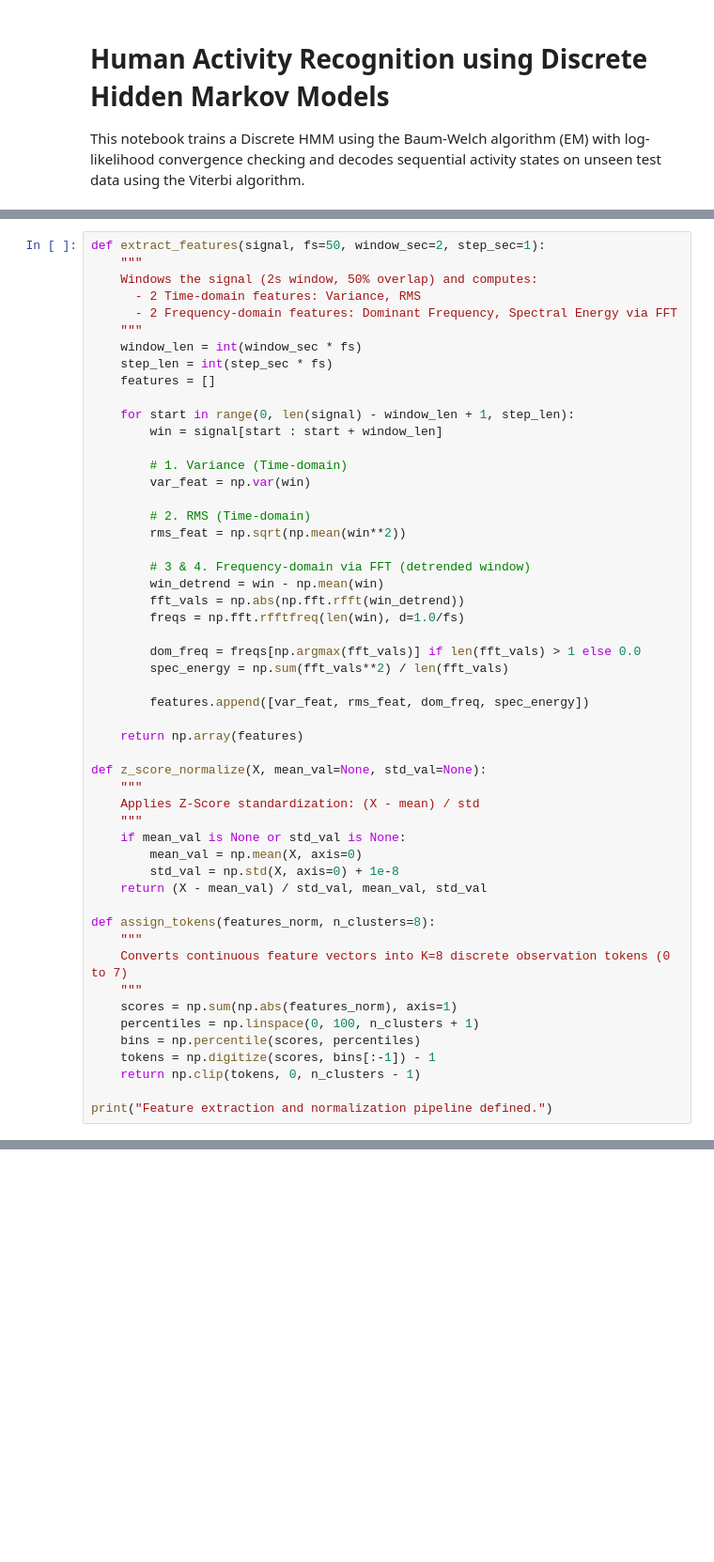
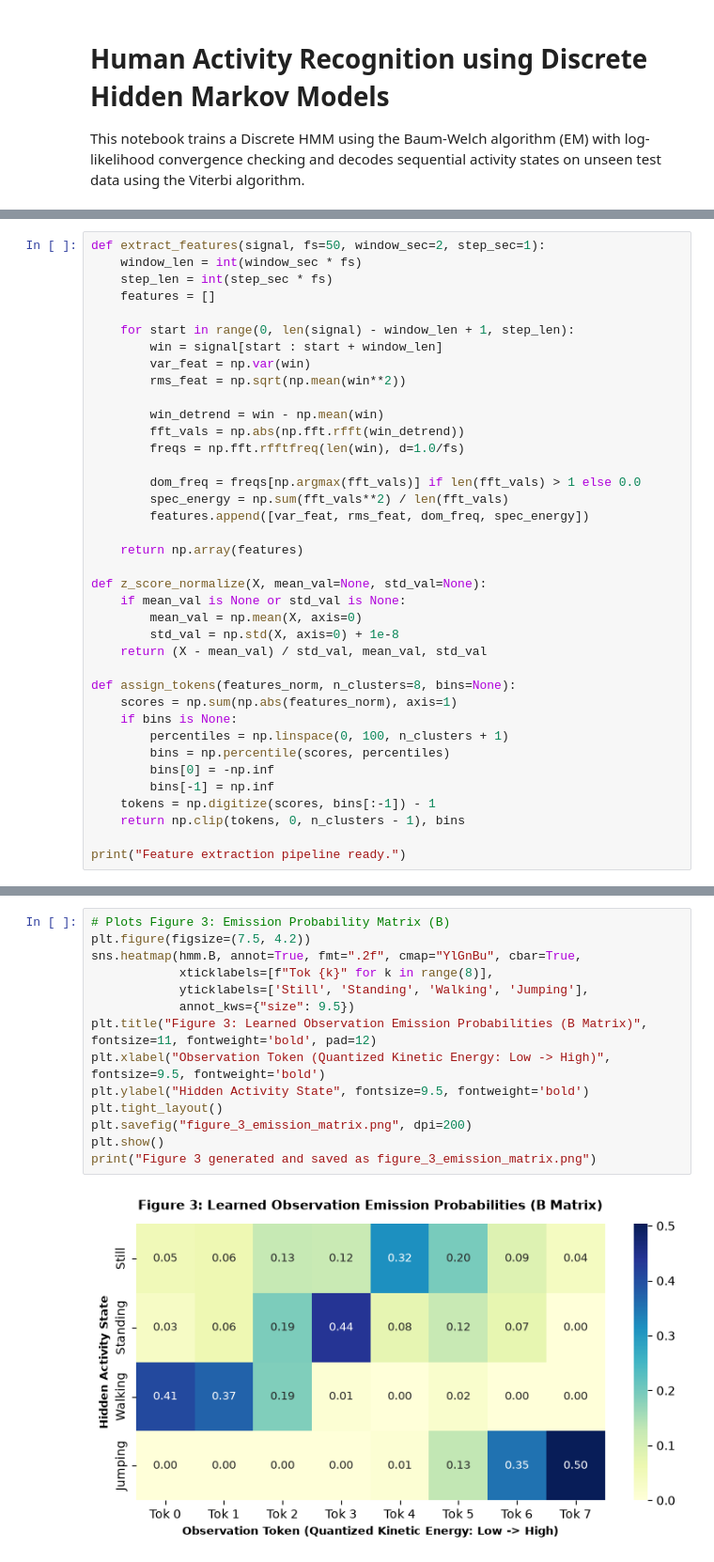
Before and after one commit to Uwimpaye-yve/HMM-Human-Activity-Recognition, a Jupyter notebook: HMM_Activity_Recognition.ipynb, the cells around one changed output, grey strips where cells are left out. Shown at 94% size. Cells and saved outputs as stored; diff of their text form; blank space fills up the shorter version.

```diff
--- a/HMM_Activity_Recognition.ipynb
+++ b/HMM_Activity_Recognition.ipynb
@@ -55,53 +73,39 @@ Libraries imported and load_and_resample defined.
 # %%
 def extract_features(signal, fs=50, window_sec=2, step_sec=1):
-    """
-    Windows the signal (2s window, 50% overlap) and computes:
-      - 2 Time-domain features: Variance, RMS
-      - 2 Frequency-domain features: Dominant Frequency, Spectral Energy via FFT
-    """
     window_len = int(window_sec * fs)
     step_len = int(step_sec * fs)
     features = []
 
     for start in range(0, len(signal) - window_len + 1, step_len):
         win = signal[start : start + window_len]
-
-        # 1. Variance (Time-domain)
         var_feat = np.var(win)
-
-        # 2. RMS (Time-domain)
         rms_feat = np.sqrt(np.mean(win**2))
 
-        # 3 & 4. Frequency-domain via FFT (detrended window)
         win_detrend = win - np.mean(win)
         fft_vals = np.abs(np.fft.rfft(win_detrend))
         freqs = np.fft.rfftfreq(len(win), d=1.0/fs)
 
         dom_freq = freqs[np.argmax(fft_vals)] if len(fft_vals) > 1 else 0.0
         spec_energy = np.sum(fft_vals**2) / len(fft_vals)
-
         features.append([var_feat, rms_feat, dom_freq, spec_energy])
 
     return np.array(features)
 
 def z_score_normalize(X, mean_val=None, std_val=None):
-    """
-    Applies Z-Score standardization: (X - mean) / std
-    """
     if mean_val is None or std_val is None:
         mean_val = np.mean(X, axis=0)
         std_val = np.std(X, axis=0) + 1e-8
     return (X - mean_val) / std_val, mean_val, std_val
 
-def assign_tokens(features_norm, n_clusters=8):
-    """
-    Converts continuous feature vectors into K=8 discrete observation tokens (0 to 7)
-    """
+def assign_tokens(features_norm, n_clusters=8, bins=None):
     scores = np.sum(np.abs(features_norm), axis=1)
-    percentiles = np.linspace(0, 100, n_clusters + 1)
-    bins = np.percentile(scores, percentiles)
+    if bins is None:
+        percentiles = np.linspace(0, 100, n_clusters + 1)
+        bins = np.percentile(scores, percentiles)
+        bins[0] = -np.inf
+        bins[-1] = np.inf
     tokens = np.digitize(scores, bins[:-1]) - 1
-    return np.clip(tokens, 0, n_clusters - 1)
+    return np.clip(tokens, 0, n_clusters - 1), bins
 
-print("Feature extraction and normalization pipeline defined.")
+print("Feature extraction pipeline ready.")
 # %% [output]
@@ -272,0 +245,16 @@ HMM training complete!
+# %%
+# Plots Figure 3: Emission Probability Matrix (B)
+plt.figure(figsize=(7.5, 4.2))
+sns.heatmap(hmm.B, annot=True, fmt=".2f", cmap="YlGnBu", cbar=True,
+            xticklabels=[f"Tok {k}" for k in range(8)],
+            yticklabels=['Still', 'Standing', 'Walking', 'Jumping'],
+            annot_kws={"size": 9.5})
+plt.title("Figure 3: Learned Observation Emission Probabilities (B Matrix)", fontsize=11, fontweight='bold', pad=12)
+plt.xlabel("Observation Token (Quantized Kinetic Energy: Low -> High)", fontsize=9.5, fontweight='bold')
+plt.ylabel("Hidden Activity State", fontsize=9.5, fontweight='bold')
+plt.tight_layout()
+plt.savefig("figure_3_emission_matrix.png", dpi=200)
+plt.show()
+print("Figure 3 generated and saved as figure_3_emission_matrix.png")
+# %% [output]
+[figure, added]
```
Also changed, not shown: parts of 8 cells of this notebook, 5 other files.
